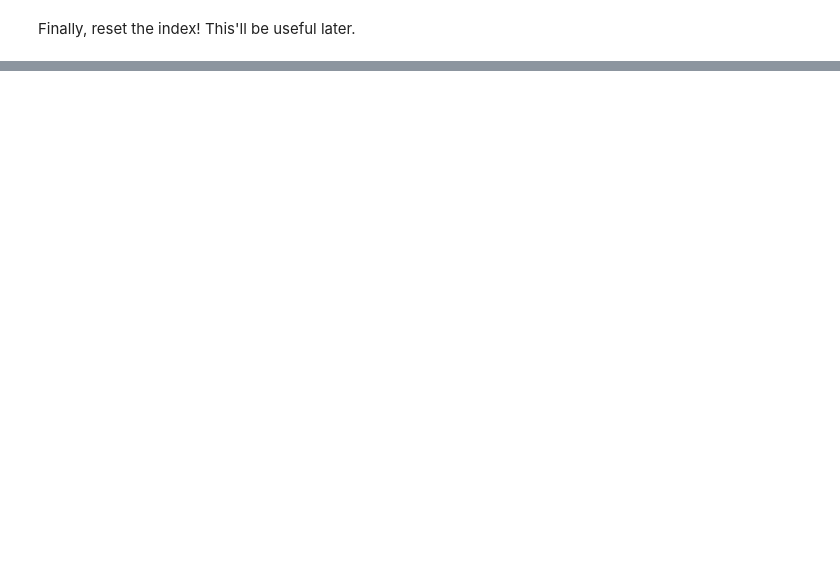
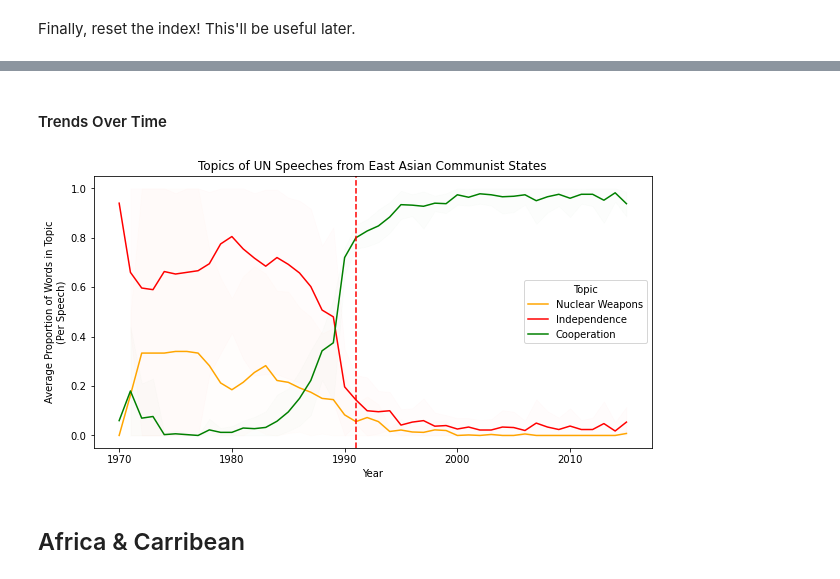
Before and after one commit to ringmatt/PPOL566_DataSci3_Projects, a Jupyter notebook: Project2_TextAnalysis/ringmatt_project2.ipynb, the cells around one changed output, grey strips where cells are left out. Drawn from its saved outputs; the diff is of its cells as text; code cells hidden in the pictures; blank space fills up the shorter version.

```diff
--- a/Project2_TextAnalysis/ringmatt_project2.ipynb
+++ b/Project2_TextAnalysis/ringmatt_project2.ipynb
@@ -249,0 +557,3 @@ pyLDAvis.display(lda_viz)
+# %%
+# Fit lda
+doc_topics_asia = lda_asia.fit_transform(X_asia)
@@ -249,0 +580,3 @@ pyLDAvis.display(lda_viz)
+# %%
+# Name topics
+topics_asia = ["nuclear_relations", "independence", "cooperation"]
@@ -249,0 +585,4 @@ pyLDAvis.display(lda_viz)
+# %%
+# Merge topics as proportions to documents
+df_temp = df_fss.loc[df_fss["country"].isin(["CHN", "KHM", "VNM", "LAO", "PRK"])].reset_index(drop = True)
+df_final_asia = topic_dataset(df_temp, topics_asia, X_asia, doc_topics_asia)
@@ -249,0 +609,29 @@ pyLDAvis.display(lda_viz)
+# %% [markdown]
+#### Trends Over Time
+# %%
+# Drop particular columns
+df_year_asia = df_final_asia.drop(["socialist"], axis = 1)
+
+# Convert to long form
+df_year_asia_long = long_form(df_year_asia)
+# %%
+plt.figure(figsize = (10,5))
+
+sns.lineplot(x = "Year", y = "Presence in Speeches", hue = "Topic",
+             data = df_year_asia_long,
+            palette = ["orange", "red", "green"],
+             err_kws={'alpha':0.01})
+
+plt.axvline(x = 1991,
+           color = "red",
+           linestyle = "--")
+
+plt.title("Topics of UN Speeches from East Asian Communist States")
+plt.ylabel("Average Proportion of Words in Topic\n(Per Speech)")
+
+plt.tight_layout()
+plt.savefig("plots/east_asia_topics.png", dpi = 400, width = 5, height = 3)
+# %% [output]
+[figure, added]
+# %% [markdown]
+## Africa & Carribean
```
Also changed, not shown: parts of 108 cells of this notebook.
